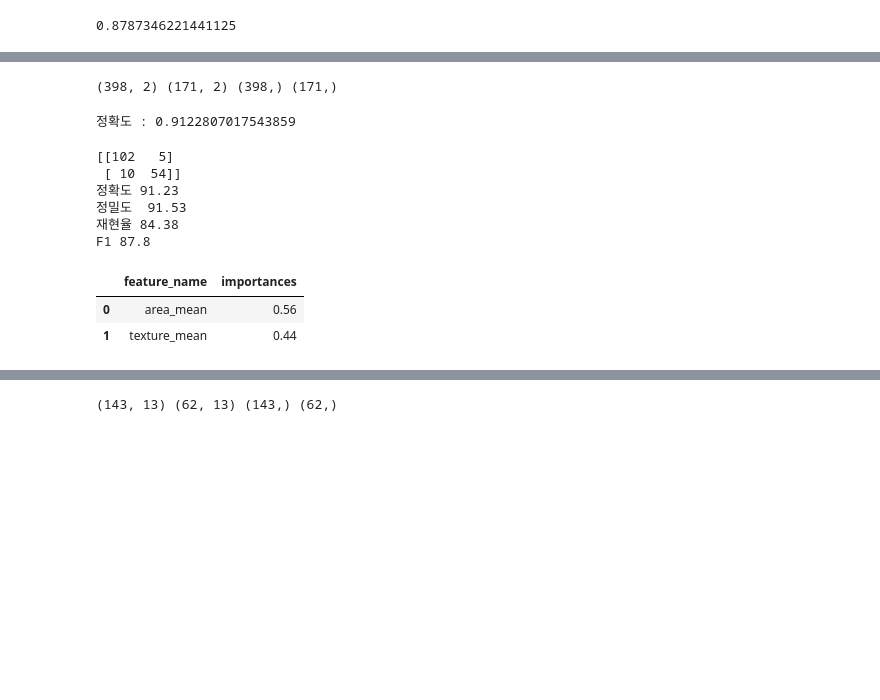
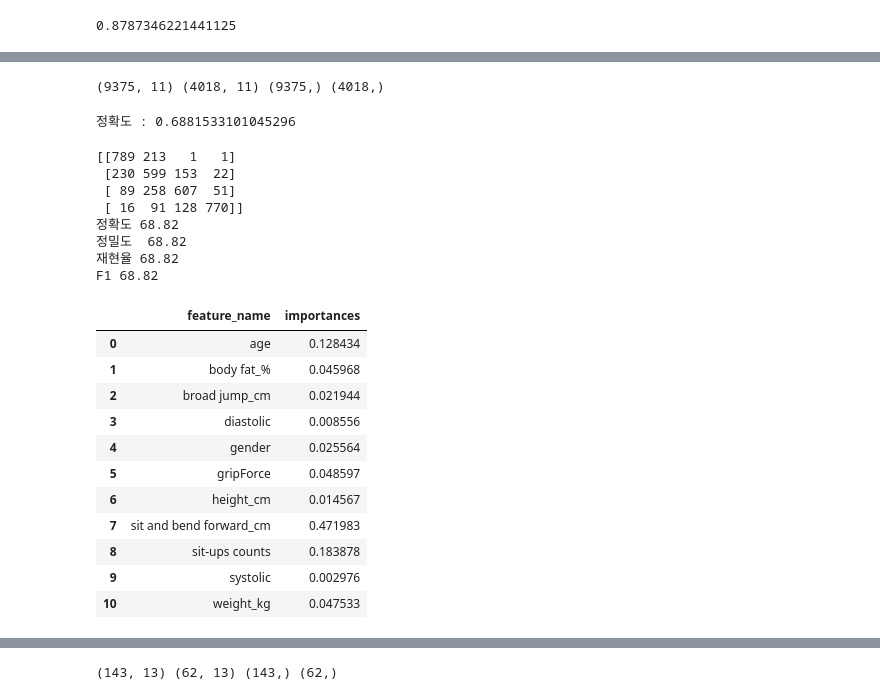
Before and after one commit to bsmoon-86/ubion-code, a Jupyter notebook: 11_앙상블.ipynb, the cells around one changed output, grey strips where cells are left out. Drawn from its saved outputs; the diff is of its cells as text; code cells hidden in the pictures; blank space fills up the shorter version.

```diff
--- a/11_앙상블.ipynb
+++ b/11_앙상블.ipynb
@@ -135,22 +371,28 @@ reg.oob_score_
 # %%
-breast = pd.read_csv("./data/breast-cancer.csv")
+body  = pd.read_csv("./data/bodyPerformance.csv")
 
-breast['diagnosis'] = np.where(breast['diagnosis'] == "M", 1, 0)
-features = ['area_mean', 'texture_mean']
-x = breast[features]
-y = breast['diagnosis']
-
+body['gender'] = np.where(body['gender'] == "M", 0, 1)
+## 클래스는 A인 경우 0 B인 경우 1 C인 경우 2 D인 경우 3
+mapping = {
+    'A' : 0,
+    'B' : 1,
+    'C' : 2,
+    'D' : 3}
+body['class_2'] = body['class'].map(mapping)
+feature_columns = list(body.columns.difference(['class', 'class_2']))
+x = body[feature_columns]
+y = body['class_2']
 x_train, x_test, y_train, y_test = train_test_split(x, y, test_size = 0.3, stratify=y, random_state=1)
 print(x_train.shape, x_test.shape, y_train.shape, y_test.shape)
 # %% [output]
-(398, 2) (171, 2) (398,) (171,)
+(9375, 11) (4018, 11) (9375,) (4018,)
 # %%
 from sklearn.ensemble import AdaBoostClassifier
-clf = AdaBoostClassifier()
+clf = AdaBoostClassifier(estimator=DecisionTreeClassifier(max_depth=4), n_estimators=500, learning_rate=0.1)
 pred = clf.fit(x_train, y_train).predict(x_test)
 print("정확도 :", clf.score(x_test, y_test))
 # %% [output]
-정확도 : 0.9122807017543859
+정확도 : 0.6881533101045296
 # %%
 ## 혼동행렬, 평가
 from sklearn.metrics import confusion_matrix, accuracy_score, precision_score, recall_score, f1_score
@@ -159,9 +401,12 @@ pred = clf.predict(x_test)
 
 test_cm = confusion_matrix(y_test, pred)
 test_acc = accuracy_score(y_test, pred)
-test_prc = precision_score(y_test, pred)
-test_rcll = recall_score(y_test, pred)
-test_f1 = f1_score(y_test, pred)
+# micro: 전체 TP/FP/FN 합쳐 계산 (클래스 불균형에 둔감, “전체 정확도”와 비슷)
+# macro: 클래스별 평균(가중치 동일) → 클래스 불균형에 민감
+# weighted: 각 클래스 샘플 수로 가중 평균 → 불균형 데이터에 적합
+test_prc = precision_score(y_test, pred, average='micro')
+test_rcll = recall_score(y_test, pred, average='micro')
+test_f1 = f1_score(y_test, pred, average='micro')
 
 print(test_cm)
 print('정확도', round(test_acc*100, 2))
@@ -169,20 +414,31 @@ print('정밀도 ', round(test_prc*100, 2))
 print('재현율', round(test_rcll*100, 2))
 print('F1', round(test_f1*100, 2))
 # %% [output]
-[[102   5]
- [ 10  54]]
-정확도 91.23
-정밀도  91.53
-재현율 84.38
-F1 87.8
+[[789 213   1   1]
+ [230 599 153  22]
+ [ 89 258 607  51]
+ [ 16  91 128 770]]
+정확도 68.82
+정밀도  68.82
+재현율 68.82
+F1 68.82
 # %%
 ## 변수 중요도를 통해 예측에 사용된 변수들 중 타깃 변수에 영향을 많이 준 변수가 무엇인지 확인
 importances = clf.feature_importances_
-column_nm = pd.DataFrame(['area_mean', 'texture_mean'])
+column_nm = pd.DataFrame(feature_columns)
 feature_importances = pd.concat([column_nm, pd.DataFrame(importances)], axis=1)
 feature_importances.columns = ['feature_name', 'importances']
 feature_importances
 # %% [output]
 |  | feature_name | importances |
-| 0 | area_mean | 0.56 |
-| 1 | texture_mean | 0.44 |
+| 0 | age | 0.128434 |
+| 1 | body fat_% | 0.045968 |
+| 2 | broad jump_cm | 0.021944 |
+| 3 | diastolic | 0.008556 |
+| 4 | gender | 0.025564 |
+| 5 | gripForce | 0.048597 |
+| 6 | height_cm | 0.014567 |
+| 7 | sit and bend forward_cm | 0.471983 |
+| 8 | sit-ups counts | 0.183878 |
+| 9 | systolic | 0.002976 |
+| 10 | weight_kg | 0.047533 |
```
Also changed, not shown: parts of 27 cells of this notebook, 3 other files.
